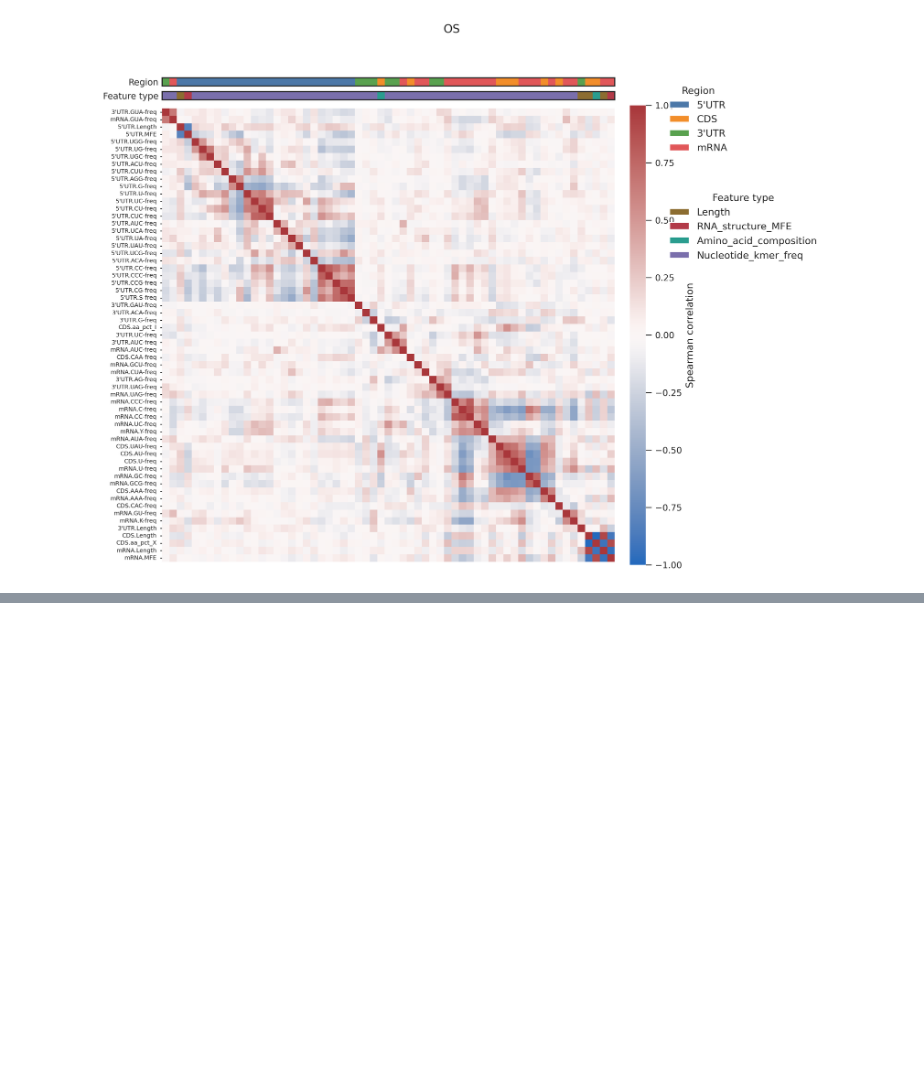
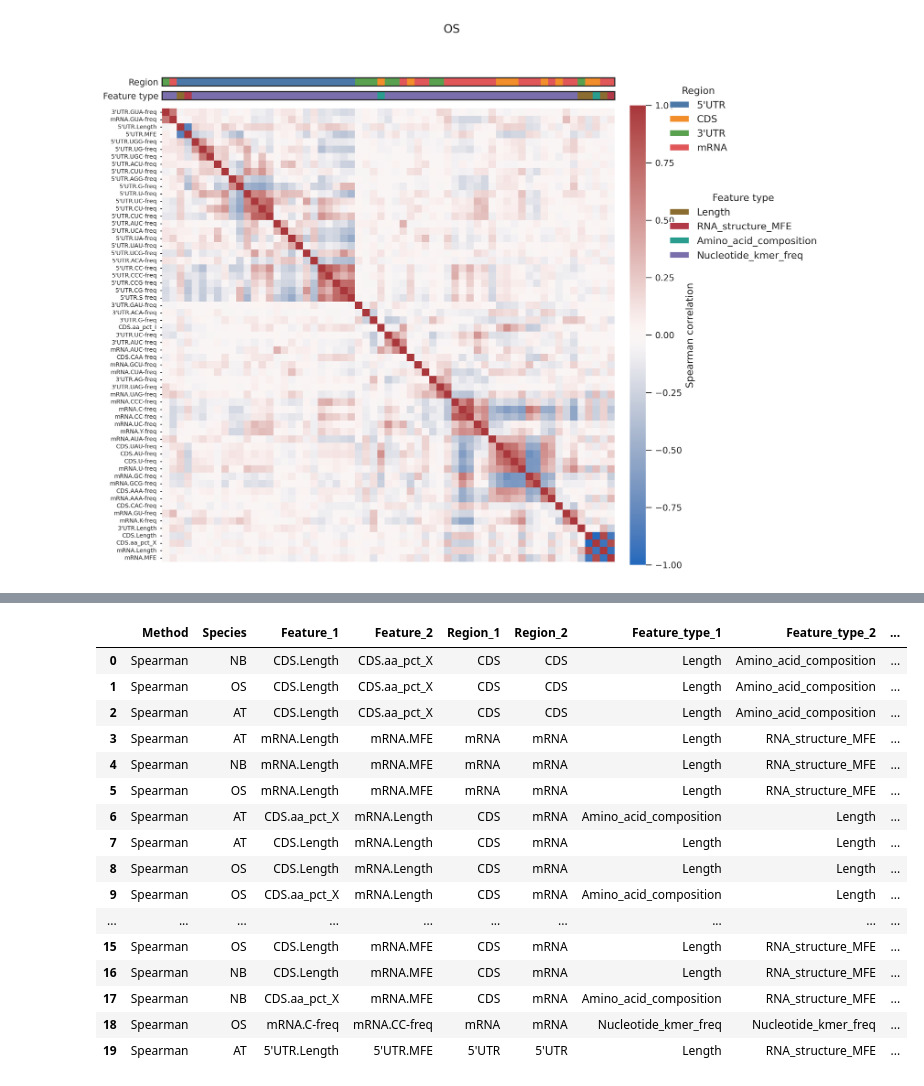
Before and after one commit to ih-11/regression, a Jupyter notebook: notebooks/analysis6_step1.ipynb, the cells around one changed output, grey strips where cells are left out. Cells and saved outputs as stored; diff of their text form; code cells hidden in the pictures; blank space fills up the shorter version.

```diff
--- a/notebooks/analysis6_step1.ipynb
+++ b/notebooks/analysis6_step1.ipynb
@@ -1181,0 +1367,66 @@ for species_key in SPECIES:
+# %%
+# ============================================
+# Extract strongest feature-feature associations
+# ============================================
+
+def extract_feature_pairs(corr_dict, pval_dict, fdr_dict, method):
+
+    rows = []
+
+    for species_key in SPECIES:
+
+        species = SPECIES_INFO[species_key]["label"]
+
+        corr = corr_dict[species_key]
+        pval = pval_dict[species_key]
+        fdr = fdr_dict[species_key]
+
+        for i, f1 in enumerate(candidate_features):
+            for j in range(i + 1, len(candidate_features)):
+
+                f2 = candidate_features[j]
+
+                rows.append({
+                    "Method": method,
+                    "Species": species,
+                    "Feature_1": f1,
+                    "Feature_2": f2,
+                    "Region_1": feature_meta_lookup.loc[f1, "Region"],
+                    "Region_2": feature_meta_lookup.loc[f2, "Region"],
+                    "Feature_type_1": feature_meta_lookup.loc[f1, "Feature_type"],
+                    "Feature_type_2": feature_meta_lookup.loc[f2, "Feature_type"],
+                    "Correlation": corr.loc[f1, f2],
+                    "Abs_correlation": abs(corr.loc[f1, f2]),
+                    "P_value": pval.loc[f1, f2],
+                    "FDR": fdr.loc[f1, f2],
+                })
+
+    pair_df = (
+        pd.DataFrame(rows)
+        .sort_values("Abs_correlation", ascending=False)
+        .reset_index(drop=True)
+    )
+
+    return pair_df
+
+
+raw_pair_df = extract_feature_pairs(
+    raw_corr_matrices,
+    raw_pvalue_matrices,
+    raw_fdr_matrices,
+    method="Spearman",
+)
+
+model_pair_df = extract_feature_pairs(
+    model_corr_matrices,
+    model_pvalue_matrices,
+    model_fdr_matrices,
+    method="Pearson",
+)
+
+print("Raw Spearman")
+display(raw_pair_df.head(20))
+
+print("Model Pearson")
+display(model_pair_df.head(20))
+# %% [output]
@@ -1181,0 +1434,17 @@ for species_key in SPECIES:
+|  | Method | Species | Feature_1 | Feature_2 | Region_1 | Region_2 | Feature_type_1 | Feature_type_2 | ... |
+| 0 | Spearman | NB | CDS.Length | CDS.aa_pct_X | CDS | CDS | Length | Amino_acid_composition | ... |
+| 1 | Spearman | OS | CDS.Length | CDS.aa_pct_X | CDS | CDS | Length | Amino_acid_composition | ... |
+| 2 | Spearman | AT | CDS.Length | CDS.aa_pct_X | CDS | CDS | Length | Amino_acid_composition | ... |
+| 3 | Spearman | AT | mRNA.Length | mRNA.MFE | mRNA | mRNA | Length | RNA_structure_MFE | ... |
+| 4 | Spearman | NB | mRNA.Length | mRNA.MFE | mRNA | mRNA | Length | RNA_structure_MFE | ... |
+| 5 | Spearman | OS | mRNA.Length | mRNA.MFE | mRNA | mRNA | Length | RNA_structure_MFE | ... |
+| 6 | Spearman | AT | CDS.aa_pct_X | mRNA.Length | CDS | mRNA | Amino_acid_composition | Length | ... |
+| 7 | Spearman | AT | CDS.Length | mRNA.Length | CDS | mRNA | Length | Length | ... |
+| 8 | Spearman | OS | CDS.Length | mRNA.Length | CDS | mRNA | Length | Length | ... |
+| 9 | Spearman | OS | CDS.aa_pct_X | mRNA.Length | CDS | mRNA | Amino_acid_composition | Length | ... |
+| ... | ... | ... | ... | ... | ... | ... | ... | ... | ... |
+| 15 | Spearman | OS | CDS.Length | mRNA.MFE | CDS | mRNA | Length | RNA_structure_MFE | ... |
+| 16 | Spearman | NB | CDS.Length | mRNA.MFE | CDS | mRNA | Length | RNA_structure_MFE | ... |
+| 17 | Spearman | NB | CDS.aa_pct_X | mRNA.MFE | CDS | mRNA | Amino_acid_composition | RNA_structure_MFE | ... |
+| 18 | Spearman | OS | mRNA.C-freq | mRNA.CC-freq | mRNA | mRNA | Nucleotide_kmer_freq | Nucleotide_kmer_freq | ... |
+| 19 | Spearman | AT | 5'UTR.Length | 5'UTR.MFE | 5'UTR | 5'UTR | Length | RNA_structure_MFE | ... |
```
Also changed, not shown: parts of 7 cells of this notebook.
